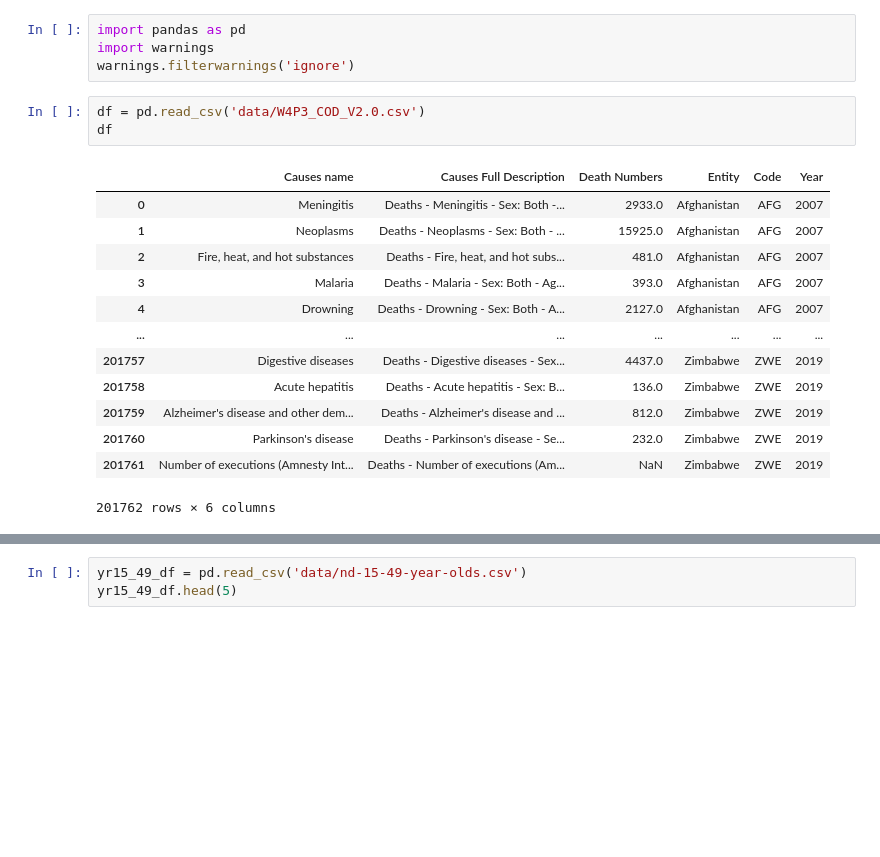
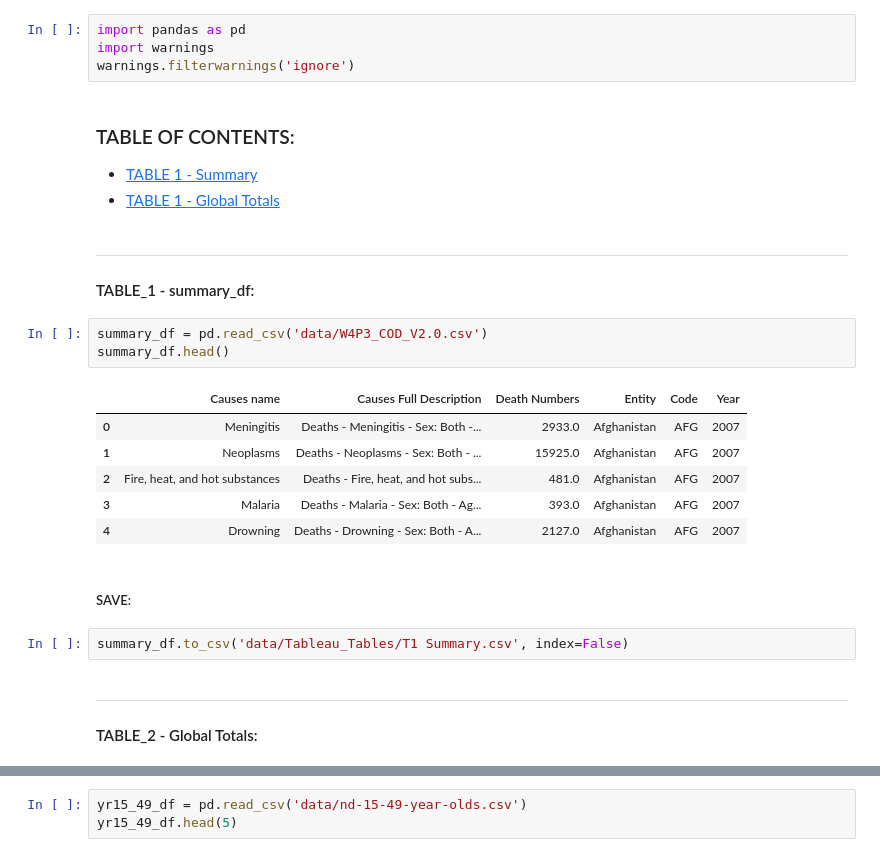
Before and after one commit to jdormaar/Global-Mortality-Distributions-by-Age-Groups, a Jupyter notebook: W4P3_Tableau_doodle_doc.ipynb, the cells around one changed output, grey strips where cells are left out. Saved outputs shown, nothing was run; the diff lists cells and outputs as text; blank space fills up the shorter version.

```diff
--- a/W4P3_Tableau_doodle_doc.ipynb
+++ b/W4P3_Tableau_doodle_doc.ipynb
@@ -2,21 +2,35 @@
 import pandas as pd
 import warnings
 warnings.filterwarnings('ignore')
+# %% [markdown]
+### TABLE OF CONTENTS:
+
+- [TABLE 1 - Summary](#table_1)
+- [TABLE 1 - Global Totals](#table_2)
+# %% [markdown]
+----
+
+<a name="table_1"/>
+
+#### TABLE_1 - summary_df:
 # %%
-df = pd.read_csv('data/W4P3_COD_V2.0.csv')
-df
+summary_df = pd.read_csv('data/W4P3_COD_V2.0.csv')
+summary_df.head()
 # %% [output]
 |  | Causes name | Causes Full Description | Death Numbers | Entity | Code | Year |
 | 0 | Meningitis | Deaths - Meningitis - Sex: Both -... | 2933.0 | Afghanistan | AFG | 2007 |
 | 1 | Neoplasms | Deaths - Neoplasms - Sex: Both - ... | 15925.0 | Afghanistan | AFG | 2007 |
 | 2 | Fire, heat, and hot substances | Deaths - Fire, heat, and hot subs... | 481.0 | Afghanistan | AFG | 2007 |
 | 3 | Malaria | Deaths - Malaria - Sex: Both - Ag... | 393.0 | Afghanistan | AFG | 2007 |
 | 4 | Drowning | Deaths - Drowning - Sex: Both - A... | 2127.0 | Afghanistan | AFG | 2007 |
-| ... | ... | ... | ... | ... | ... | ... |
-| 201757 | Digestive diseases | Deaths - Digestive diseases - Sex... | 4437.0 | Zimbabwe | ZWE | 2019 |
-| 201758 | Acute hepatitis | Deaths - Acute hepatitis - Sex: B... | 136.0 | Zimbabwe | ZWE | 2019 |
-| 201759 | Alzheimer's disease and other dem... | Deaths - Alzheimer's disease and ... | 812.0 | Zimbabwe | ZWE | 2019 |
-| 201760 | Parkinson's disease | Deaths - Parkinson's disease - Se... | 232.0 | Zimbabwe | ZWE | 2019 |
-| 201761 | Number of executions (Amnesty Int... | Deaths - Number of executions (Am... | NaN | Zimbabwe | ZWE | 2019 |
-201762 rows × 6 columns
+# %% [markdown]
+##### SAVE:
+# %%
+summary_df.to_csv('data/Tableau_Tables/T1 Summary.csv', index=False)
+# %% [markdown]
+----
+
+<a name="table_2"/>
+
+#### TABLE_2 - Global Totals:
 # %%
```
Also changed, not shown: parts of 40 cells of this notebook, 3 other files.
